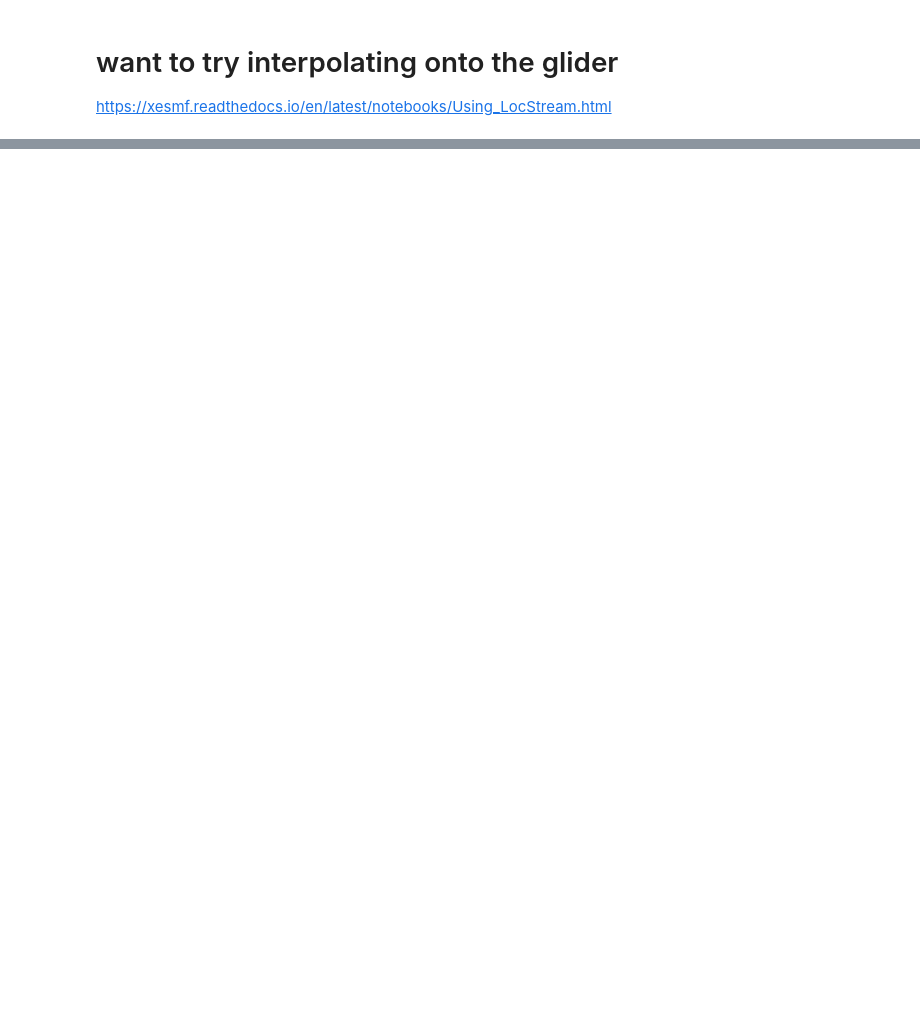
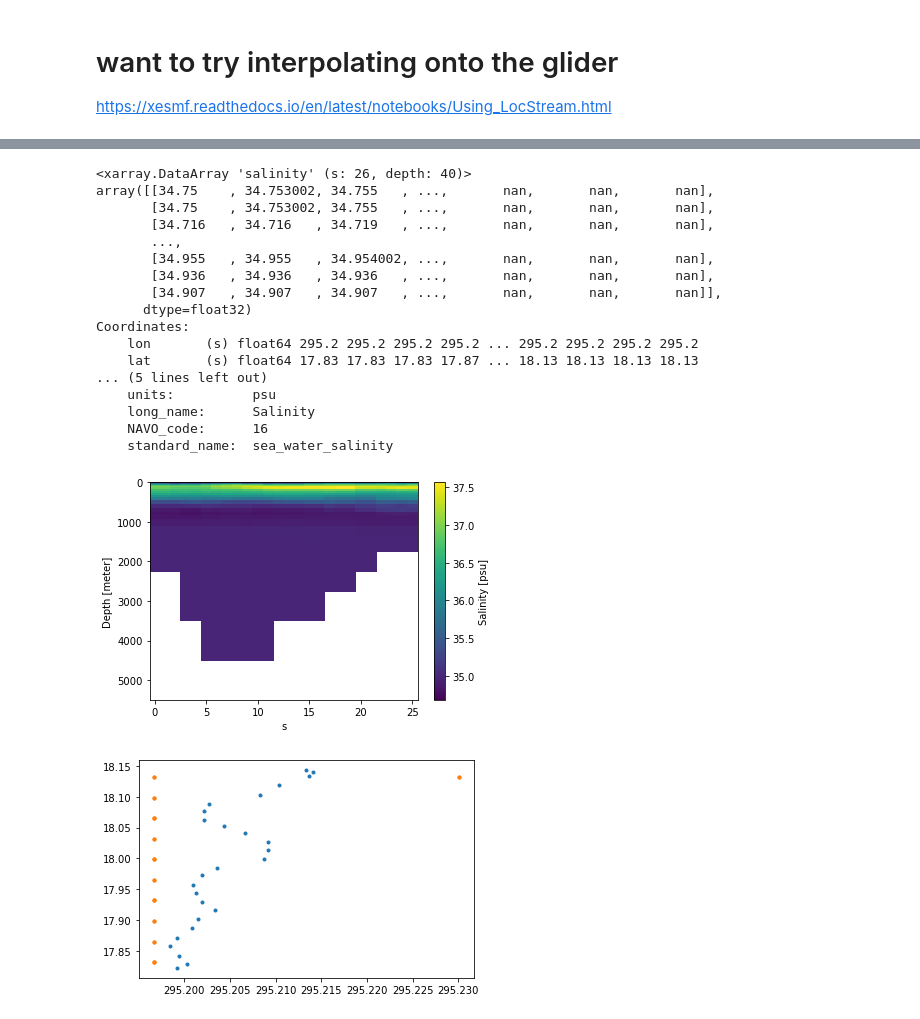
Before and after one commit to rucool/IOO_masters2020, a Jupyter notebook: ru29_amseas_compare.ipynb, the cells around one changed output, grey strips where cells are left out. Cells and saved outputs as stored; diff of their text form; code cells hidden in the pictures; blank space fills up the shorter version.

```diff
--- a/ru29_amseas_compare.ipynb
+++ b/ru29_amseas_compare.ipynb
@@ -94,0 +140,4 @@ amseas_deployed.interp(time = ru29.date, lon = ru29.lon , lat = ru29.lat, depth
+# %%
+section = ru29.sel( date =
+                         slice('2020-10-18T13:04:29.446530048','2020-10-20T07:42:28.419889920' ) )
+section
@@ -94,0 +160,39 @@ amseas_deployed.interp(time = ru29.date, lon = ru29.lon , lat = ru29.lat, depth
+# %%
+x = xr.DataArray(360+section.lon.values, dims="s")
+
+y = xr.DataArray(section.lat.values, dims="s")
+
+t = xr.DataArray(section.date.values, dims="s")
+
+# z = xr.DataArray(section.depth.values, dims="s")
+
+modsec = amseas_deployed.salinity.sel(lat=y, lon=x, time=t, method ='nearest')
+
+plt.figure()
+modsec.plot(y='depth', yincrease=False)
+
+plt.figure()
+plt.plot(x,y,'.')
+plt.plot(modsec.lon, modsec.lat,'.')
+
+modsec
+# %% [output]
+<xarray.DataArray 'salinity' (s: 26, depth: 40)>
+array([[34.75    , 34.753002, 34.755   , ...,       nan,       nan,       nan],
+       [34.75    , 34.753002, 34.755   , ...,       nan,       nan,       nan],
+       [34.716   , 34.716   , 34.719   , ...,       nan,       nan,       nan],
+       ...,
+       [34.955   , 34.955   , 34.954002, ...,       nan,       nan,       nan],
+       [34.936   , 34.936   , 34.936   , ...,       nan,       nan,       nan],
+       [34.907   , 34.907   , 34.907   , ...,       nan,       nan,       nan]],
+      dtype=float32)
+Coordinates:
+    lon       (s) float64 295.2 295.2 295.2 295.2 ... 295.2 295.2 295.2 295.2
+    lat       (s) float64 17.83 17.83 17.83 17.87 ... 18.13 18.13 18.13 18.13
+... (5 lines left out)
+    units:          psu
+    long_name:      Salinity
+    NAVO_code:      16
+    standard_name:  sea_water_salinity
+[figure, added]
+[figure, added]
```
Also changed, not shown: parts of 8 cells of this notebook.
